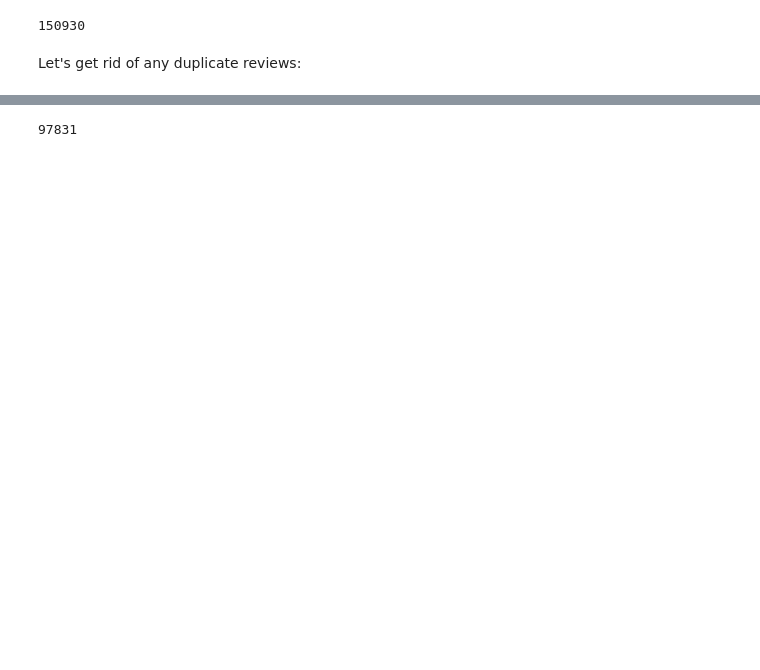
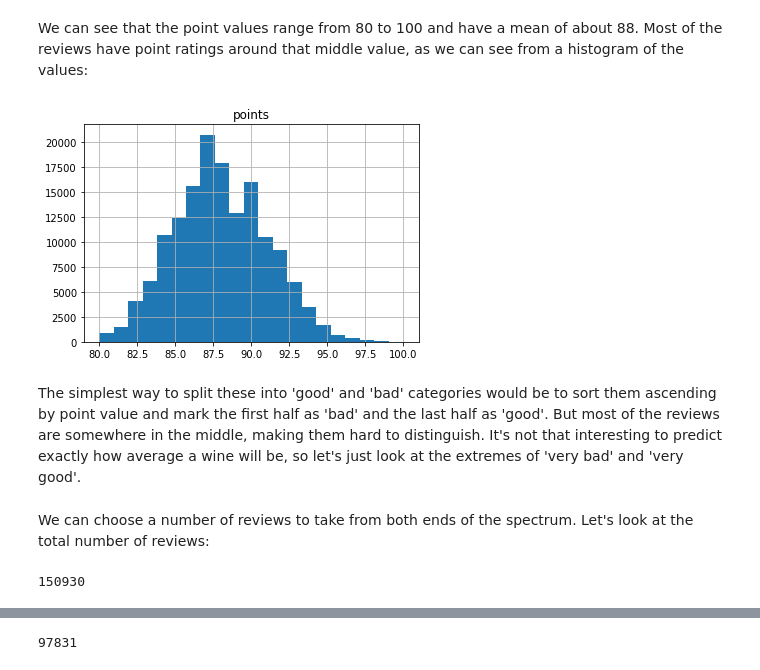
Before and after one commit to joe-bender/wine-sentiment, a Jupyter notebook: walkthrough.ipynb, the cells around one changed output, grey strips where cells are left out. Drawn from its saved outputs; the diff is of its cells as text; code cells hidden in the pictures; blank space fills up the shorter version.

```diff
--- a/walkthrough.ipynb
+++ b/walkthrough.ipynb
@@ -36,6 +75,15 @@ Let's see how many reviews there are:
+# %% [markdown]
+We can see that the point values range from 80 to 100 and have a mean of about 88. Most of the reviews have point ratings around that middle value, as we can see from a histogram of the values:
+# %%
+# use 21 bins because there are 21 possible values (80-100)
+hist = df.hist(column='points', bins=21)
+# %% [output]
+[figure, added]
+# %% [markdown]
+The simplest way to split these into 'good' and 'bad' categories would be to sort them ascending by point value and mark the first half as 'bad' and the last half as 'good'. But most of the reviews are somewhere in the middle, making them hard to distinguish. It's not that interesting to predict exactly how average a wine will be, so let's just look at the extremes of 'very bad' and 'very good'.
+# %% [markdown]
+We can choose a number of reviews to take from both ends of the spectrum. Let's look at the total number of reviews:
 # %%
 len(df)
 # %% [output]
 150930
-# %% [markdown]
-Let's get rid of any duplicate reviews:
```
Also changed, not shown: parts of 162 cells of this notebook.
